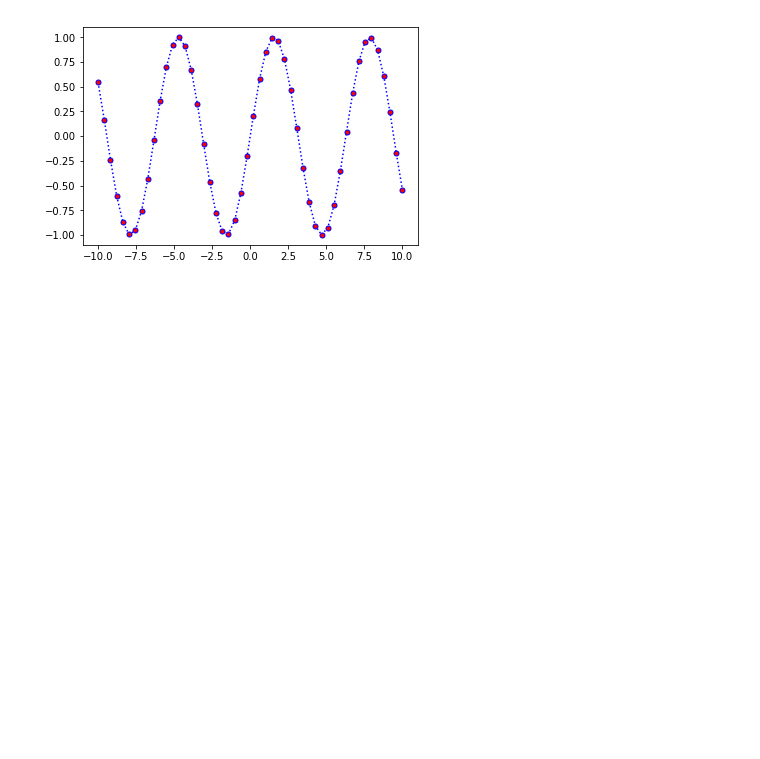
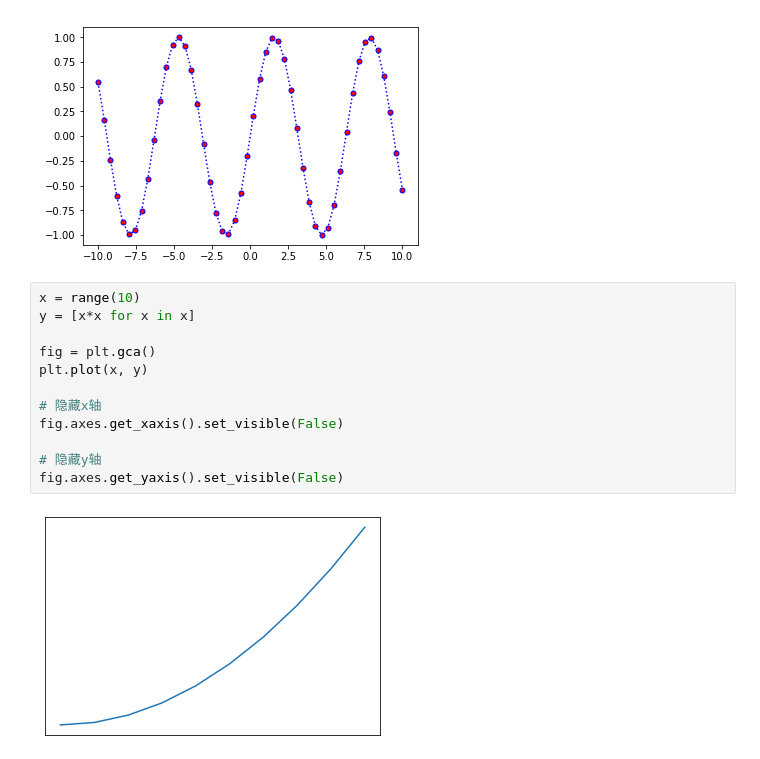
Before and after one commit to stevenGuo1995/learn_python, a Jupyter notebook: 07_可视化库/7.1_Matplotlib/01_概述.ipynb, the cells around one changed output. Saved outputs shown, nothing was run; the diff lists cells and outputs as text; blank space fills up the shorter version.

```diff
--- a/07_可视化库/7.1_Matplotlib/01_概述.ipynb
+++ b/07_可视化库/7.1_Matplotlib/01_概述.ipynb
@@ -72,3 +72,17 @@ plt.plot(x, y, color='b', linestyle=':',marker='o',markerfacecolor='r', markersi
 # %% [output]
 [<matplotlib.lines.Line2D at 0x...>]
 [figure]
+# %%
+x = range(10)
+y = [x*x for x in x]
+
+fig = plt.gca()
+plt.plot(x, y)
+
+# 隐藏x轴
+fig.axes.get_xaxis().set_visible(False)
+
+# 隐藏y轴
+fig.axes.get_yaxis().set_visible(False)
+# %% [output]
+[figure, added]
```
Also changed, not shown: parts of 3 cells of this notebook, 10 other files.
